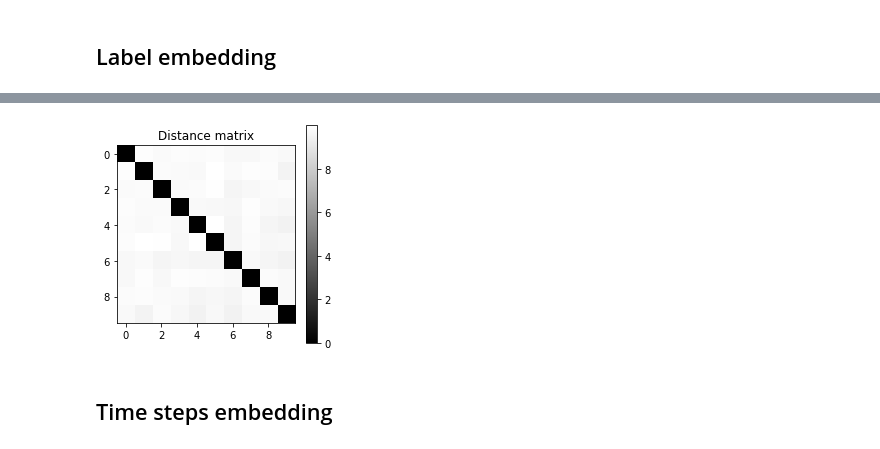
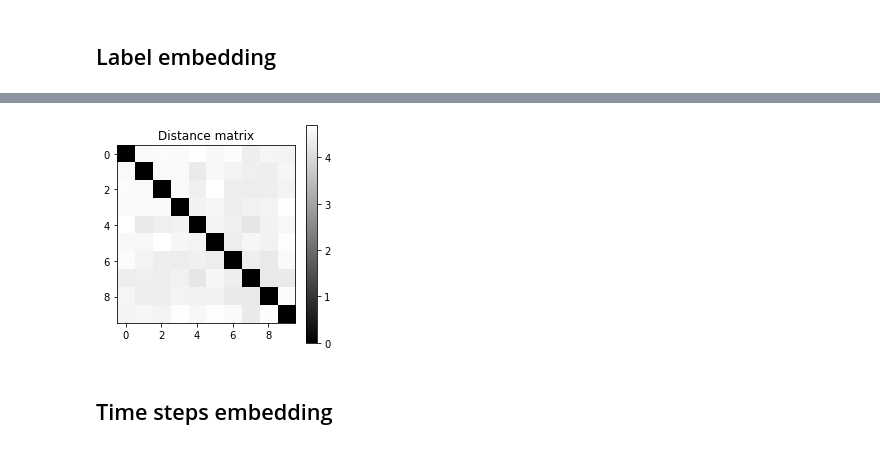
Before and after one commit to lucasmrdt/diffusion-model, a Jupyter notebook: notebooks/model_on_mnist.ipynb, the cells around one changed output, grey strips where cells are left out. Saved outputs shown, nothing was run; the diff lists cells and outputs as text; code cells hidden in the pictures.

```diff
--- a/notebooks/model_on_mnist.ipynb
+++ b/notebooks/model_on_mnist.ipynb
@@ -85,7 +89,7 @@ label_embedding = MLPEmbedding(10, flattened_dim)
 
 labels_one_hot = F.one_hot(labels, 10).float()
 label_dataloader = DataLoader(labels_one_hot, batch_size=256, shuffle=True)
-loss = label_embedding.fit(label_dataloader, nb_epochs=1000)
+loss = label_embedding.fit(label_dataloader, nb_epochs=20)
 print(f"Loss: {loss}")
 
 check_embedding(torch.eye(10), label_embedding)
@@ -94,4 +98,4 @@ Loss: 1.906242641780409e-05
-[figure, old version]
+[figure, new version]
 # %% [markdown]
 ## Time steps embedding
 # %%
```
Also changed, not shown: parts of 13 cells of this notebook, 2 other files.
